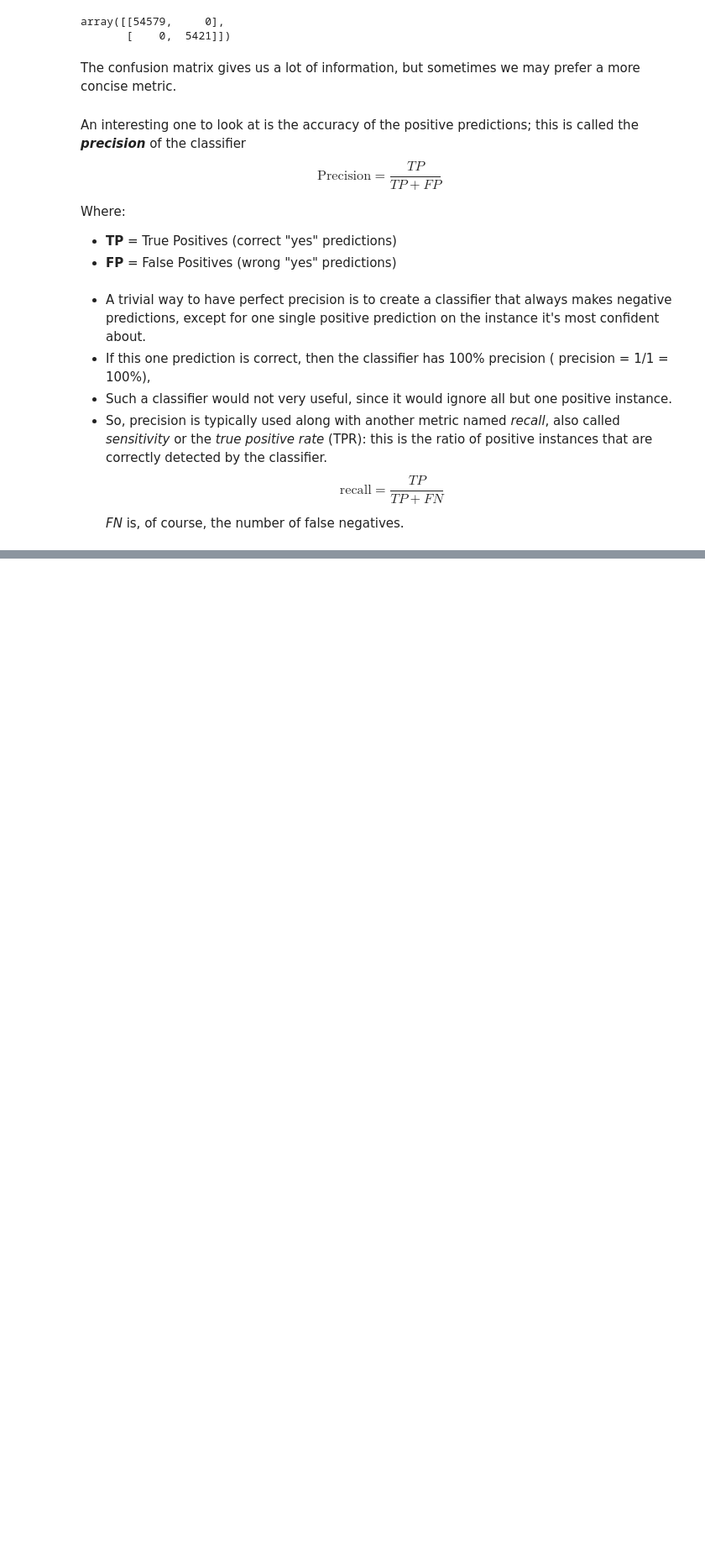
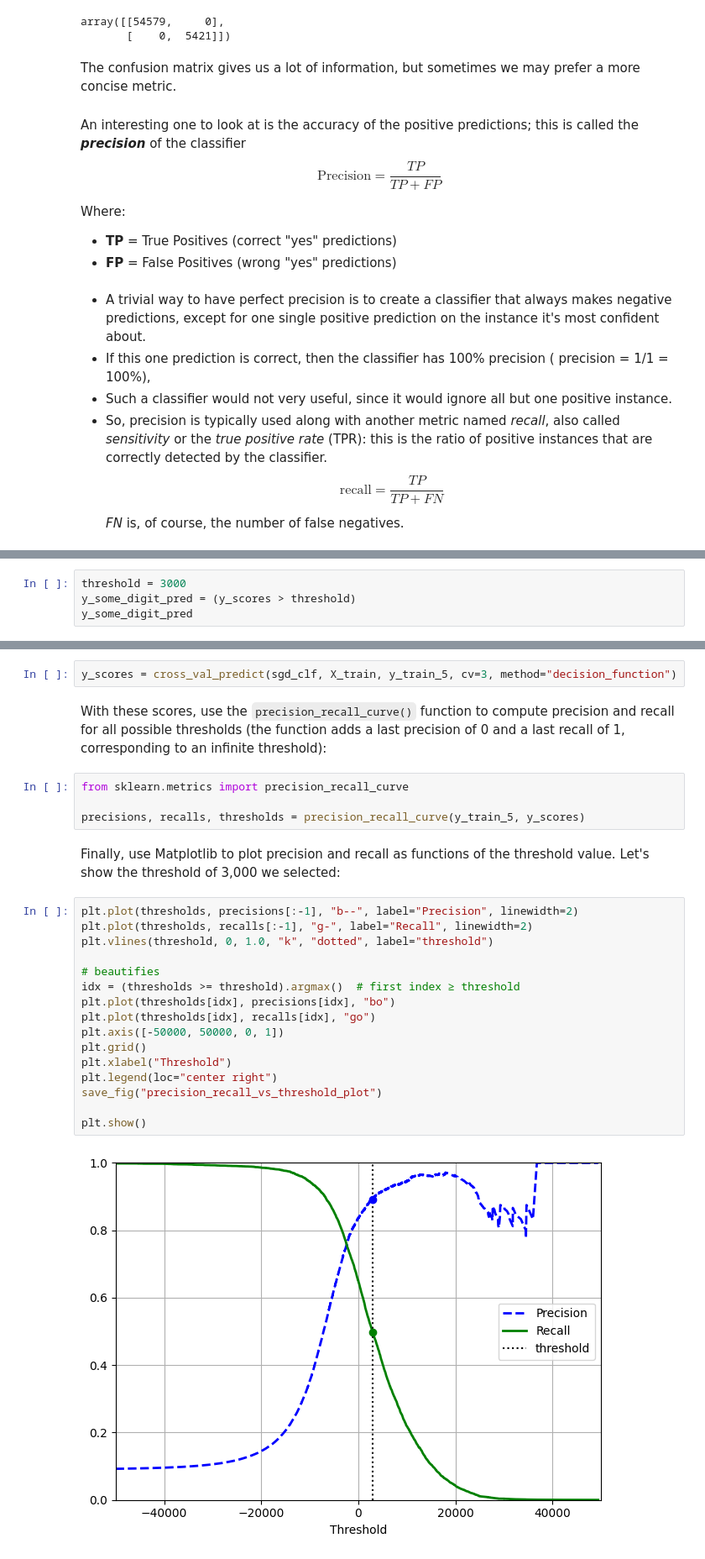
Before and after one commit to abhisheksinha27x/Classical-ML, a Jupyter notebook: 3_classification/code.ipynb, the cells around one changed output, grey strips where cells are left out. Shown at 84% size. Drawn from its saved outputs; the diff is of its cells as text; blank space fills up the shorter version.

Commit message:
precision --- recall

```diff
--- a/3_classification/code.ipynb
+++ b/3_classification/code.ipynb
@@ -262,0 +323,4 @@ _FN_ is, of course, the number of false negatives.
+# %%
+threshold = 3000
+y_some_digit_pred = (y_scores > threshold)
+y_some_digit_pred
@@ -262,0 +333,28 @@ _FN_ is, of course, the number of false negatives.
+# %%
+y_scores = cross_val_predict(sgd_clf, X_train, y_train_5, cv=3, method="decision_function")
+# %% [markdown]
+With these scores, use the `precision_recall_curve()` function to compute precision and recall for all possible thresholds (the function adds a last precision of 0 and a last recall of 1, corresponding to an infinite threshold):
+# %%
+from sklearn.metrics import precision_recall_curve
+
+precisions, recalls, thresholds = precision_recall_curve(y_train_5, y_scores)
+# %% [markdown]
+Finally, use Matplotlib to plot precision and recall as functions of the threshold value. Let's show the threshold of 3,000 we selected:
+# %%
+plt.plot(thresholds, precisions[:-1], "b--", label="Precision", linewidth=2)
+plt.plot(thresholds, recalls[:-1], "g-", label="Recall", linewidth=2)
+plt.vlines(threshold, 0, 1.0, "k", "dotted", label="threshold")
+
+# beautifies
+idx = (thresholds >= threshold).argmax()  # first index ≥ threshold
+plt.plot(thresholds[idx], precisions[idx], "bo")
+plt.plot(thresholds[idx], recalls[idx], "go")
+plt.axis([-50000, 50000, 0, 1])
+plt.grid()
+plt.xlabel("Threshold")
+plt.legend(loc="center right")
+save_fig("precision_recall_vs_threshold_plot")
+
+plt.show()
+# %% [output]
+[figure, added]
```
Also changed, not shown: parts of 23 cells of this notebook, 3 other files.
